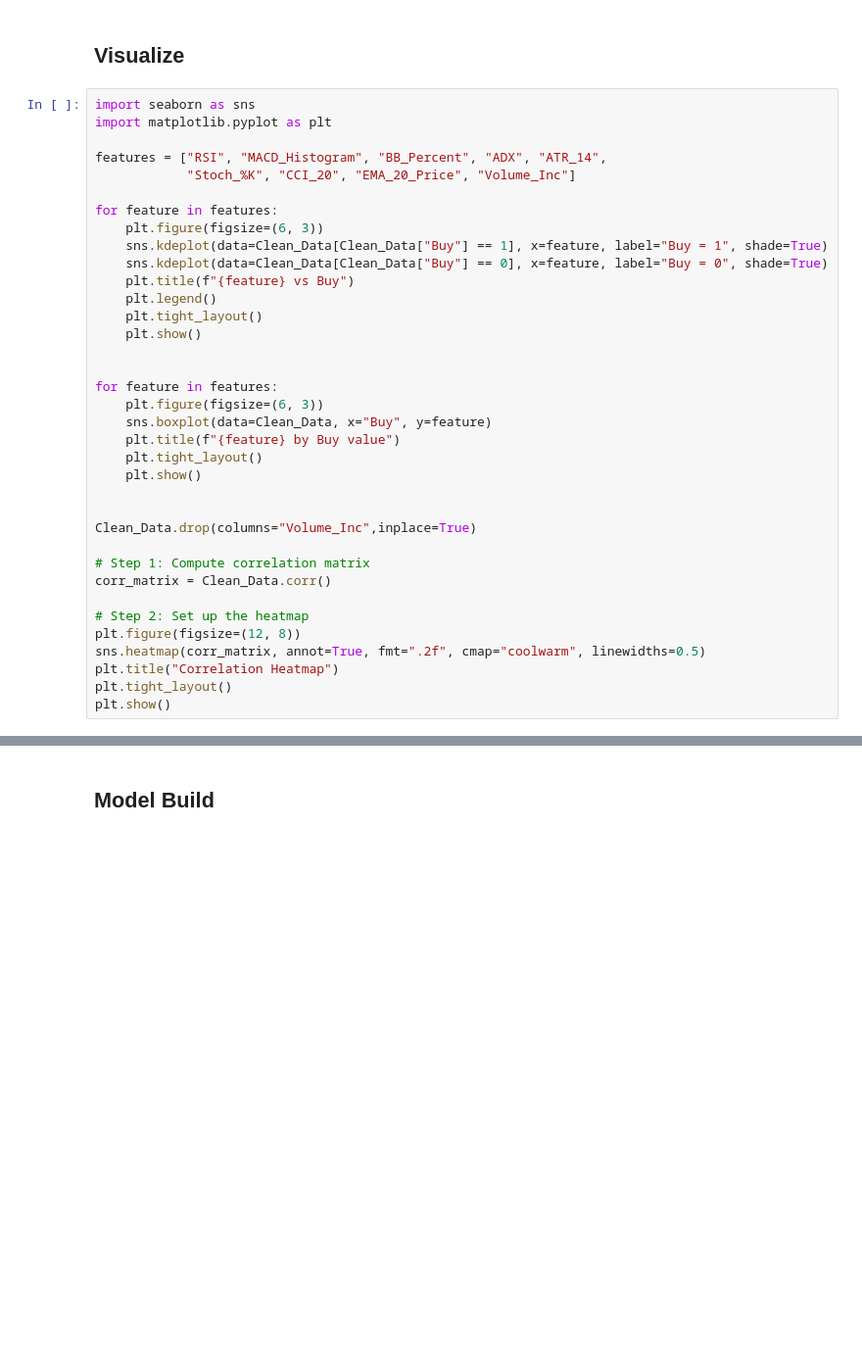
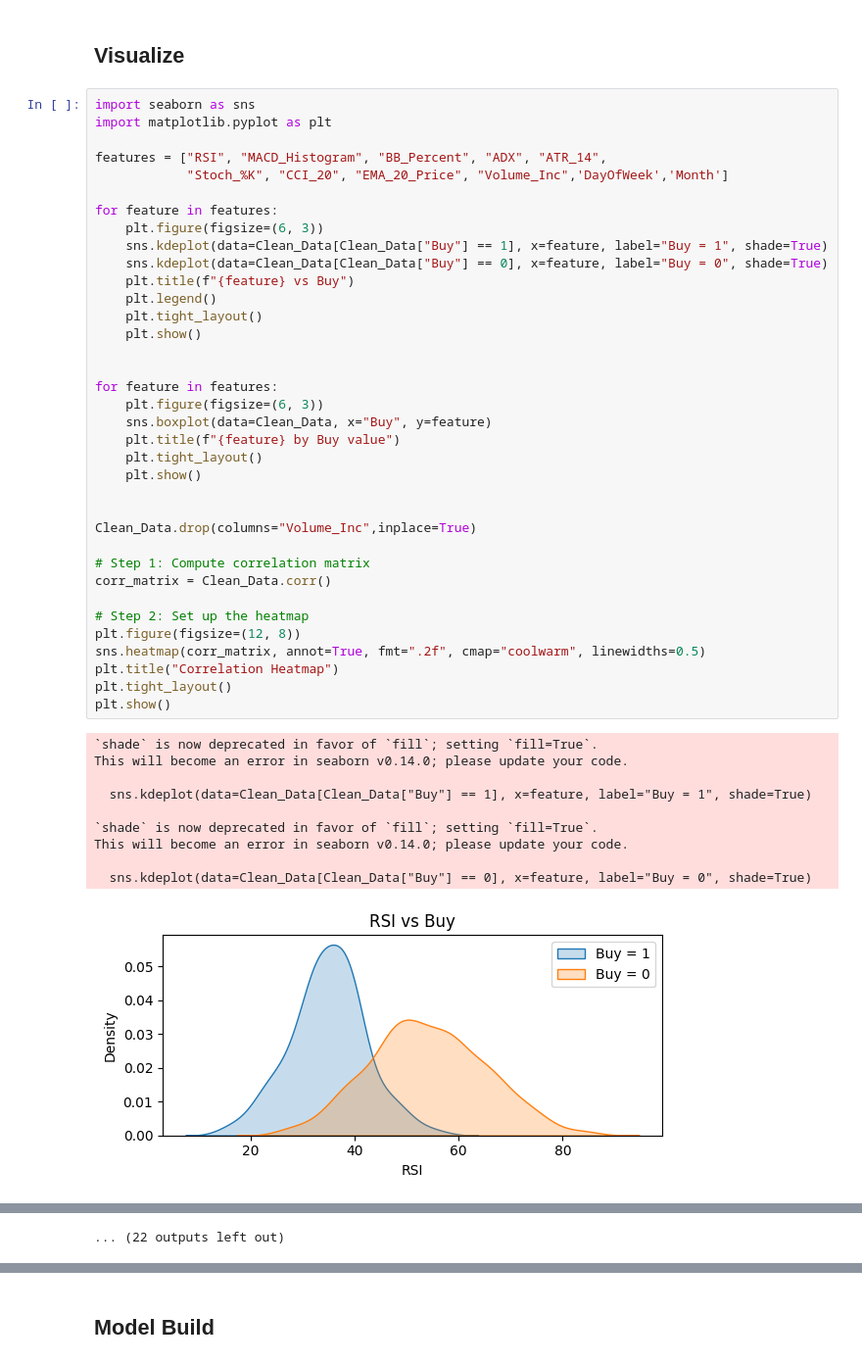
Before and after one commit to rahiljain23/Stock_Screener, a Jupyter notebook: Stocks_Screener.ipynb, the cells around one changed output, grey strips where cells are left out. Shown at 98% size. Drawn from its saved outputs; the diff is of its cells as text; blank space fills up the shorter version.

```diff
--- a/Stocks_Screener.ipynb
+++ b/Stocks_Screener.ipynb
@@ -184,34 +160,45 @@ import seaborn as sns
 import matplotlib.pyplot as plt
 
 features = ["RSI", "MACD_Histogram", "BB_Percent", "ADX", "ATR_14",
-            "Stoch_%K", "CCI_20", "EMA_20_Price", "Volume_Inc"]
+            "Stoch_%K", "CCI_20", "EMA_20_Price", "Volume_Inc",'DayOfWeek','Month']
 
 for feature in features:
     plt.figure(figsize=(6, 3))
     sns.kdeplot(data=Clean_Data[Clean_Data["Buy"] == 1], x=feature, label="Buy = 1", shade=True)
     sns.kdeplot(data=Clean_Data[Clean_Data["Buy"] == 0], x=feature, label="Buy = 0", shade=True)
     plt.title(f"{feature} vs Buy")
     plt.legend()
     plt.tight_layout()
     plt.show()
 
 
 for feature in features:
     plt.figure(figsize=(6, 3))
     sns.boxplot(data=Clean_Data, x="Buy", y=feature)
     plt.title(f"{feature} by Buy value")
     plt.tight_layout()
     plt.show()
 
 
 Clean_Data.drop(columns="Volume_Inc",inplace=True)
 
 # Step 1: Compute correlation matrix
 corr_matrix = Clean_Data.corr()
 
 # Step 2: Set up the heatmap
 plt.figure(figsize=(12, 8))
 sns.heatmap(corr_matrix, annot=True, fmt=".2f", cmap="coolwarm", linewidths=0.5)
 plt.title("Correlation Heatmap")
 plt.tight_layout()
 plt.show()
+# %% [output]
+`shade` is now deprecated in favor of `fill`; setting `fill=True`.
+This will become an error in seaborn v0.14.0; please update your code.
+
+  sns.kdeplot(data=Clean_Data[Clean_Data["Buy"] == 1], x=feature, label="Buy = 1", shade=True)
+
+`shade` is now deprecated in favor of `fill`; setting `fill=True`.
+This will become an error in seaborn v0.14.0; please update your code.
+
+  sns.kdeplot(data=Clean_Data[Clean_Data["Buy"] == 0], x=feature, label="Buy = 0", shade=True)
+[figure, added]
@@ -218,2 +255,3 @@ plt.show()
+... (22 outputs left out)
 # %%
 Clean_Data.head(5)
```
Also changed, not shown: parts of 20 cells of this notebook, 4 other files.
